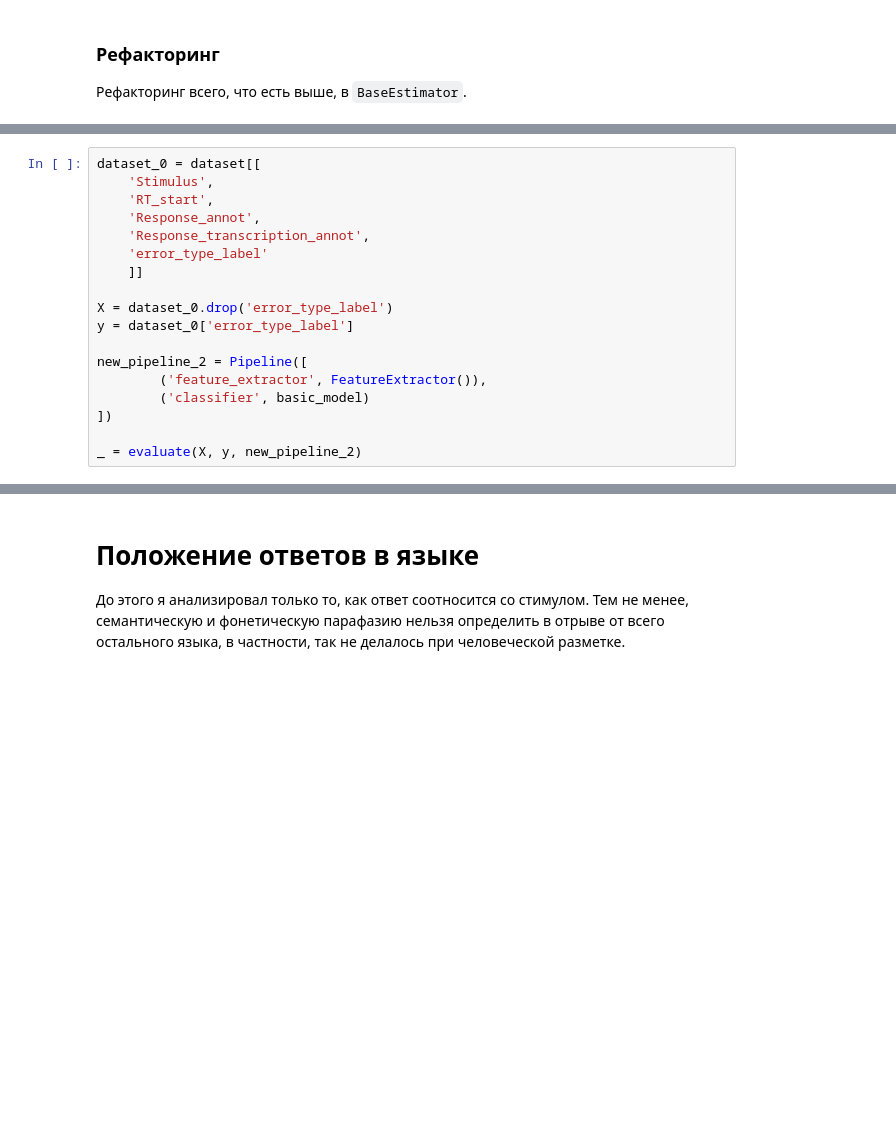
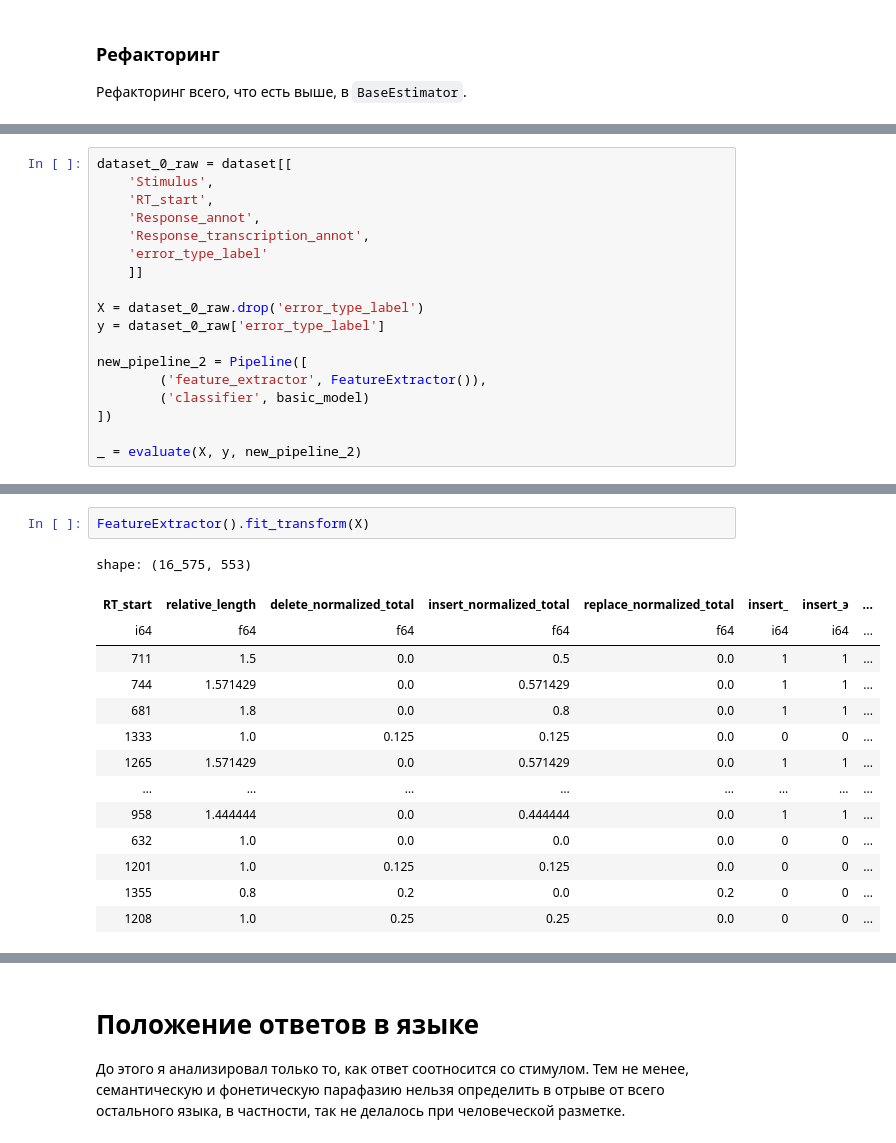
Before and after one commit to vmgorelikov/Automated-Classification-of-Language-Eloquent-Areas-in-Neurotypical-Individuals, a Jupyter notebook: notebooks/feature_extraction.ipynb, the cells around one changed output, grey strips where cells are left out. Cells and saved outputs as stored; diff of their text form; blank space fills up the shorter version.

```diff
--- a/notebooks/feature_extraction.ipynb
+++ b/notebooks/feature_extraction.ipynb
@@ -755,5 +710,5 @@ class FeatureExtractor(BaseEstimator, TransformerMixin):
 # %%
-dataset_0 = dataset[[
+dataset_0_raw = dataset[[
     'Stimulus',
     'RT_start',
     'Response_annot',
@@ -761,8 +716,8 @@ dataset_0 = dataset[[
     'error_type_label'
     ]]
 
-X = dataset_0.drop('error_type_label')
-y = dataset_0['error_type_label']
+X = dataset_0_raw.drop('error_type_label')
+y = dataset_0_raw['error_type_label']
 
 new_pipeline_2 = Pipeline([
         ('feature_extractor', FeatureExtractor()),
@@ -783 +738,18 @@ speech arrest           0.9267  0.8000  0.8339
 [figure]
+# %%
+FeatureExtractor().fit_transform(X)
+# %% [output]
+shape: (16_575, 553)
+| RT_start | relative_length | delete_normalized_total | insert_normalized_total | replace_normalized_total | insert_ | insert_э | ... |
+| i64 | f64 | f64 | f64 | f64 | i64 | i64 | ... |
+| 711 | 1.5 | 0.0 | 0.5 | 0.0 | 1 | 1 | ... |
+| 744 | 1.571429 | 0.0 | 0.571429 | 0.0 | 1 | 1 | ... |
+| 681 | 1.8 | 0.0 | 0.8 | 0.0 | 1 | 1 | ... |
+| 1333 | 1.0 | 0.125 | 0.125 | 0.0 | 0 | 0 | ... |
+| 1265 | 1.571429 | 0.0 | 0.571429 | 0.0 | 1 | 1 | ... |
+| … | … | … | … | … | … | … | ... |
+| 958 | 1.444444 | 0.0 | 0.444444 | 0.0 | 1 | 1 | ... |
+| 632 | 1.0 | 0.0 | 0.0 | 0.0 | 0 | 0 | ... |
+| 1201 | 1.0 | 0.125 | 0.125 | 0.0 | 0 | 0 | ... |
+| 1355 | 0.8 | 0.2 | 0.0 | 0.2 | 0 | 0 | ... |
+| 1208 | 1.0 | 0.25 | 0.25 | 0.0 | 0 | 0 | ... |
```
Also changed, not shown: parts of 42 cells of this notebook.
